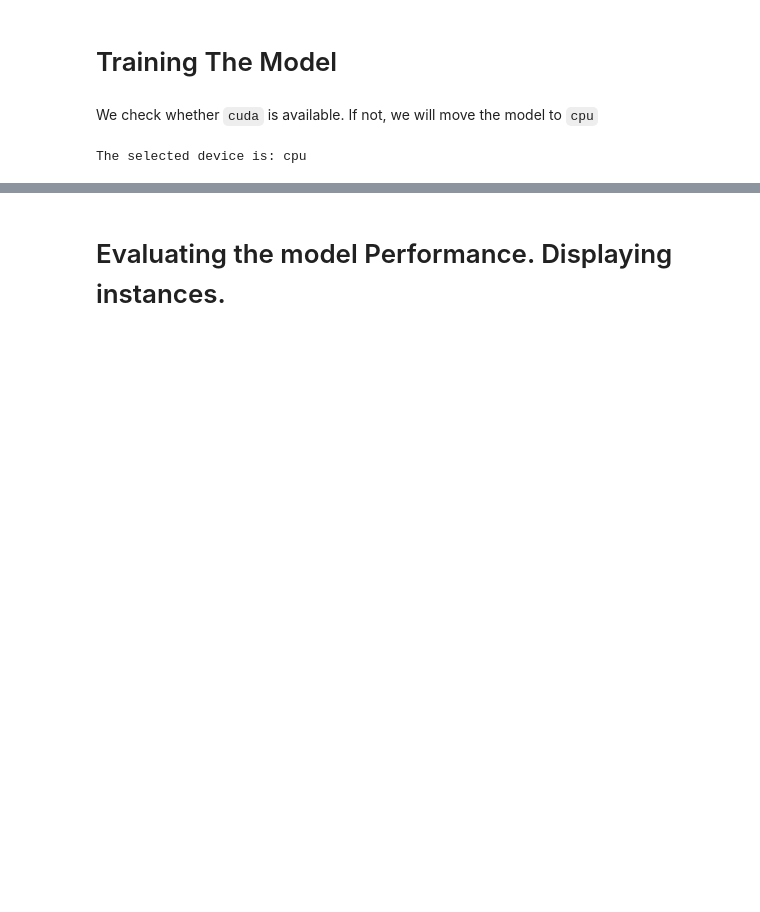
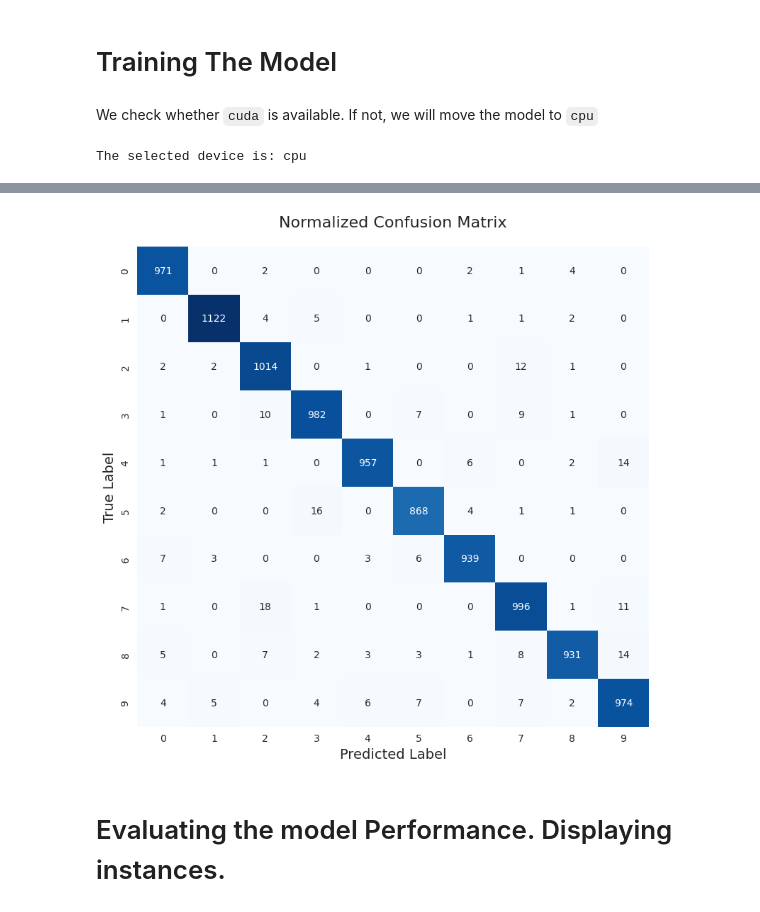
Before and after one commit to smartestnerdfromtown/handwrt_dgt_rcgn_pytorch, a Jupyter notebook: main.ipynb, the cells around one changed output, grey strips where cells are left out. Cells and saved outputs as stored; diff of their text form; code cells hidden in the pictures; blank space fills up the shorter version.

```diff
--- a/main.ipynb
+++ b/main.ipynb
@@ -337,3 +479,76 @@ Test set: Average Loss: 0.0149, Accuracy: 0.9744 (97%)
+# %%
+from typing import Optional
+
+def plot_confusion_matrix(
+    cm: np.ndarray,
+    class_names: List[str],
+    normalize: bool = False,
+    title: Optional[str] = "Confusion Matrix",
+    save_plot: bool = False,
+    filename: str = "confusion_matrix.png",
+) -> None:
+    """
+    Plot the confusion matrix using Seaborn's heatmap.
+
+    Args:
+        cm (np.ndarray): Confusion matrix.
+        class_names (List[str]): Names of the classes.
+        normalize (bool): If True, normalize the confusion matrix by row. Default is False.
+        title (Optional[str]): Title of the plot. Default is "Confusion Matrix".
+        save_plot (bool): If True, saves the plot as an image file. Default is False.
+        filename (str): Name of the file to save the plot. Default is "confusion_matrix.png".
+
+    Returns:
+        None: Displays a plot of the confusion matrix.
+    """
+    if not isinstance(cm, np.ndarray) or cm.ndim != 2:
+        raise ValueError("Confusion matrix must be a 2D numpy array.")
+    if len(class_names) != cm.shape[0]:
+        raise ValueError("Length of class_names must match the dimensions of the confusion matrix.")
+
+    sns.set_style("whitegrid")
+    sns.set_palette("deep")
+
+    # Normalize the confusion matrix if requested
+    if normalize:
+        cm = cm.astype("float") / cm.sum(axis=1)[:, np.newaxis]
+
+    fig, ax = plt.subplots(figsize=(8, 8))
+
+    # Plot heatmap
+    sns.heatmap(
+        cm,
+        annot=True,
+        fmt=".2f" if normalize else "d",
+        cmap="Blues",
+        xticklabels=class_names,
+        yticklabels=class_names,
+        cbar=False,
+    )
+
+    ax.set_xlabel("Predicted Label", fontsize=14)
+    ax.set_ylabel("True Label", fontsize=14)
+    ax.set_title(title, fontsize=16, pad=20)
+
+    plt.tight_layout()
+
+    # Save the plot if requested
+    if save_plot:
+        plt.savefig(filename, dpi=800, bbox_inches="tight")
+
+    plt.show()
+
+
+class_names = [str(i) for i in range(10)]
+plot_confusion_matrix(
+    cm=cm,
+    class_names=class_names,
+    normalize=False,
+    title="Normalized Confusion Matrix",
+    save_plot=True,
+)
+# %% [output]
+[figure, added]
 # %% [markdown]
 # Evaluating the model Performance. Displaying instances.
 # %%
```
Also changed, not shown: parts of 17 cells of this notebook.
